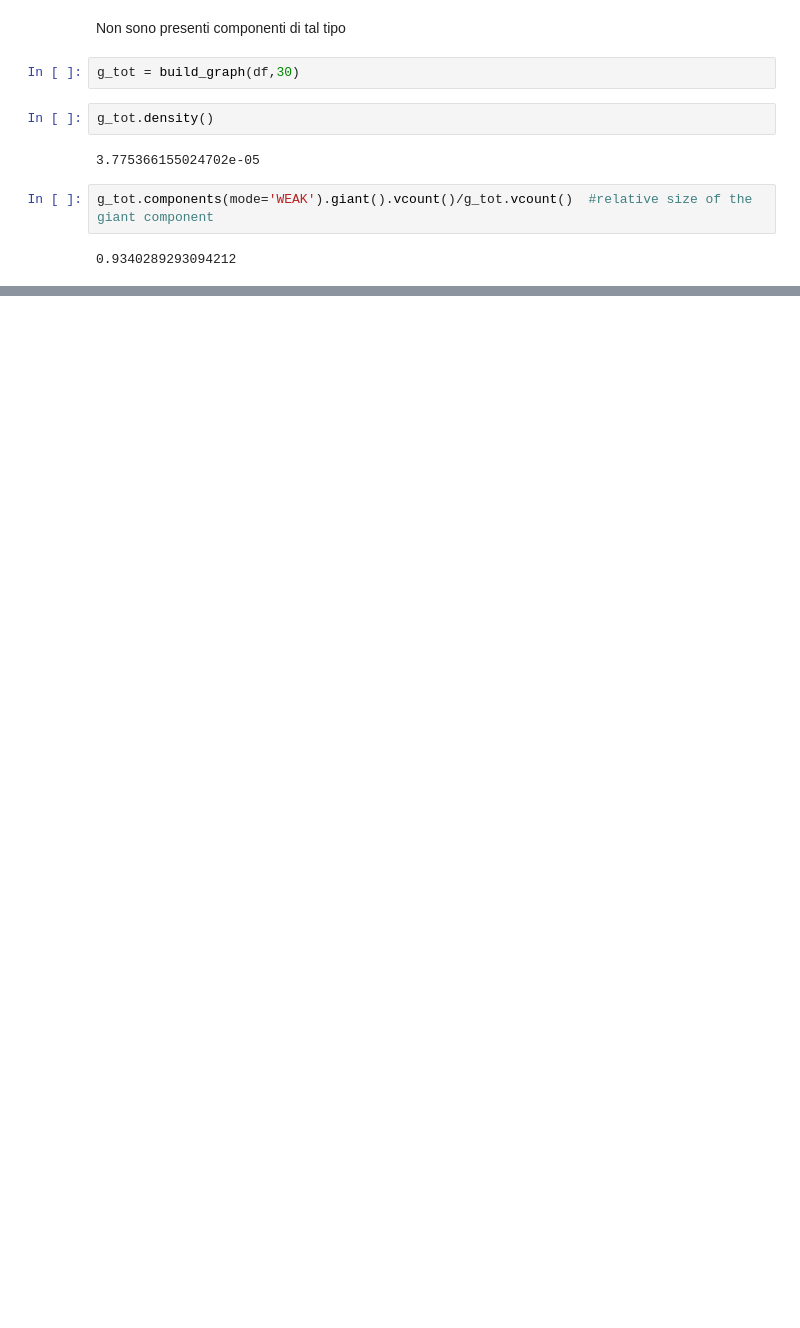
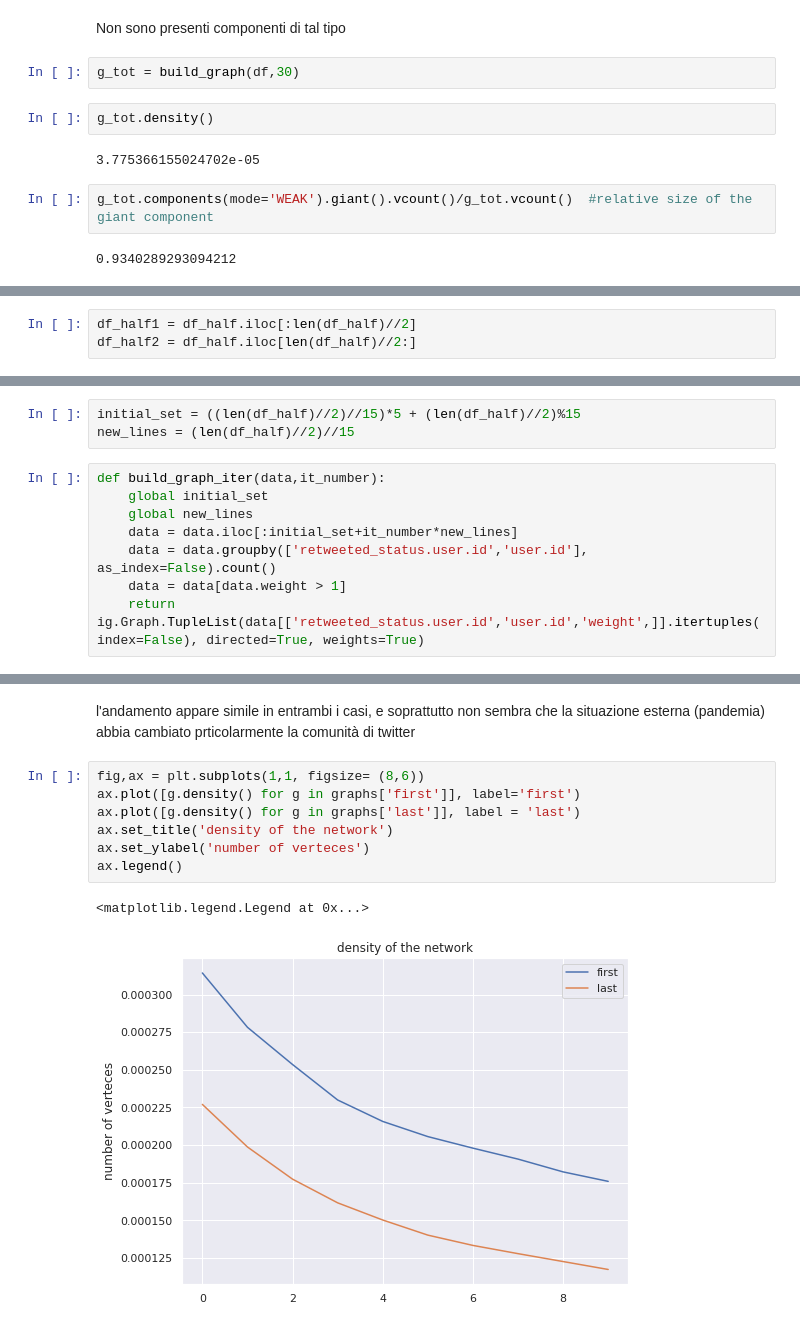
Before and after one commit to DanielePignedoli/Twitter_project, a Jupyter notebook: Network Density ad Connected Component .ipynb, the cells around one changed output, grey strips where cells are left out. Saved outputs shown, nothing was run; the diff lists cells and outputs as text; blank space fills up the shorter version.

```diff
--- a/Network Density ad Connected Component .ipynb
+++ b/Network Density ad Connected Component .ipynb
@@ -130,0 +204,3 @@ g_tot.components(mode='WEAK').giant().vcount()/g_tot.vcount()  #relative size of
+# %%
+df_half1 = df_half.iloc[:len(df_half)//2]
+df_half2 = df_half.iloc[len(df_half)//2:]
@@ -130,0 +217,11 @@ g_tot.components(mode='WEAK').giant().vcount()/g_tot.vcount()  #relative size of
+# %%
+initial_set = ((len(df_half)//2)//15)*5 + (len(df_half)//2)%15
+new_lines = (len(df_half)//2)//15
+# %%
+def build_graph_iter(data,it_number):
+    global initial_set
+    global new_lines
+    data = data.iloc[:initial_set+it_number*new_lines]
+    data = data.groupby(['retweeted_status.user.id','user.id'], as_index=False).count()
+    data = data[data.weight > 1]
+    return ig.Graph.TupleList(data[['retweeted_status.user.id','user.id','weight',]].itertuples(index=False), directed=True, weights=True)
@@ -130,0 +276,12 @@ g_tot.components(mode='WEAK').giant().vcount()/g_tot.vcount()  #relative size of
+# %% [markdown]
+l'andamento appare simile in entrambi i casi, e soprattutto non sembra che la situazione esterna (pandemia) abbia cambiato prticolarmente la comunità di twitter
+# %%
+fig,ax = plt.subplots(1,1, figsize= (8,6))
+ax.plot([g.density() for g in graphs['first']], label='first')
+ax.plot([g.density() for g in graphs['last']], label = 'last')
+ax.set_title('density of the network')
+ax.set_ylabel('number of verteces')
+ax.legend()
+# %% [output]
+<matplotlib.legend.Legend at 0x...>
+[figure, added]
```
Also changed, not shown: parts of 15 cells of this notebook.
